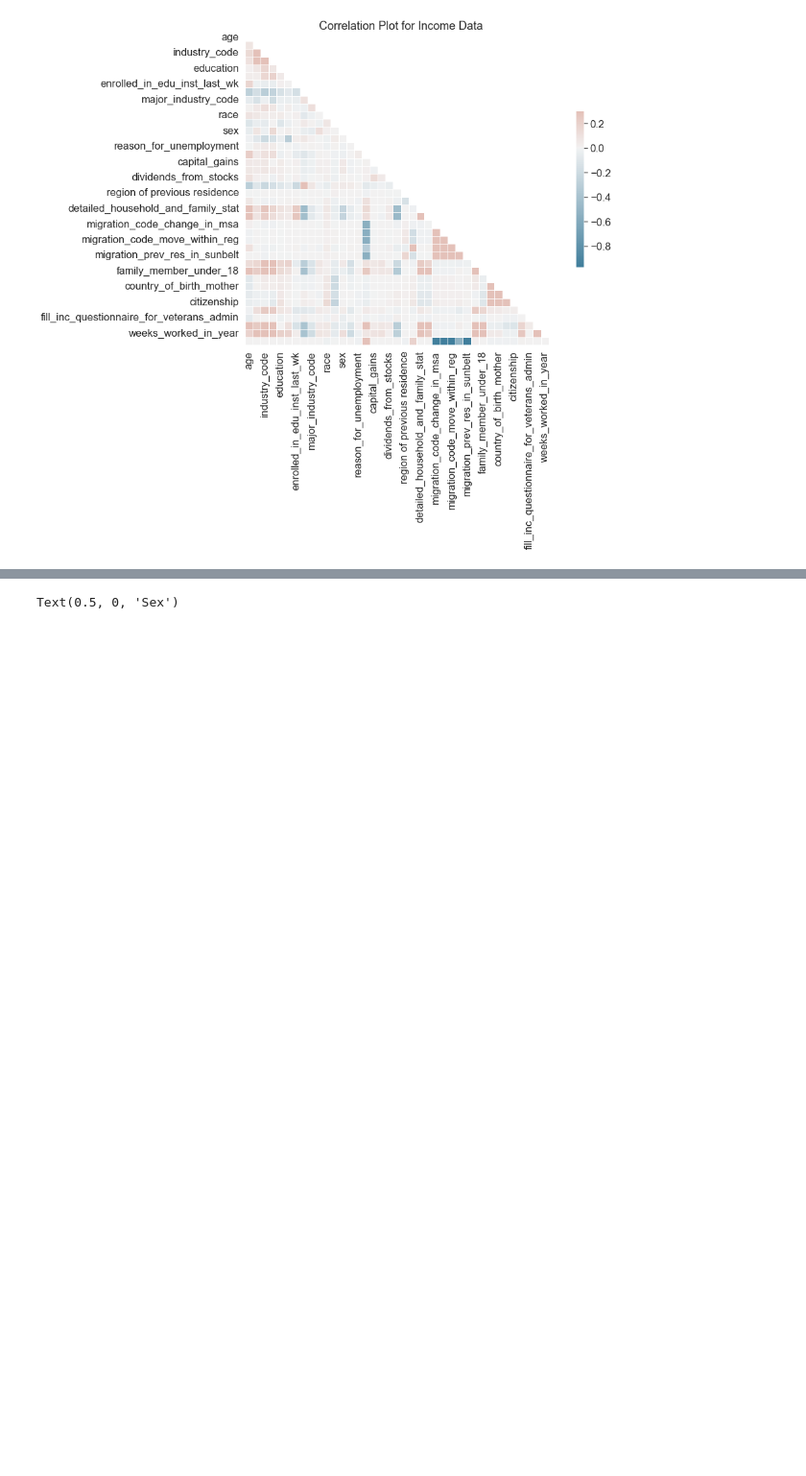
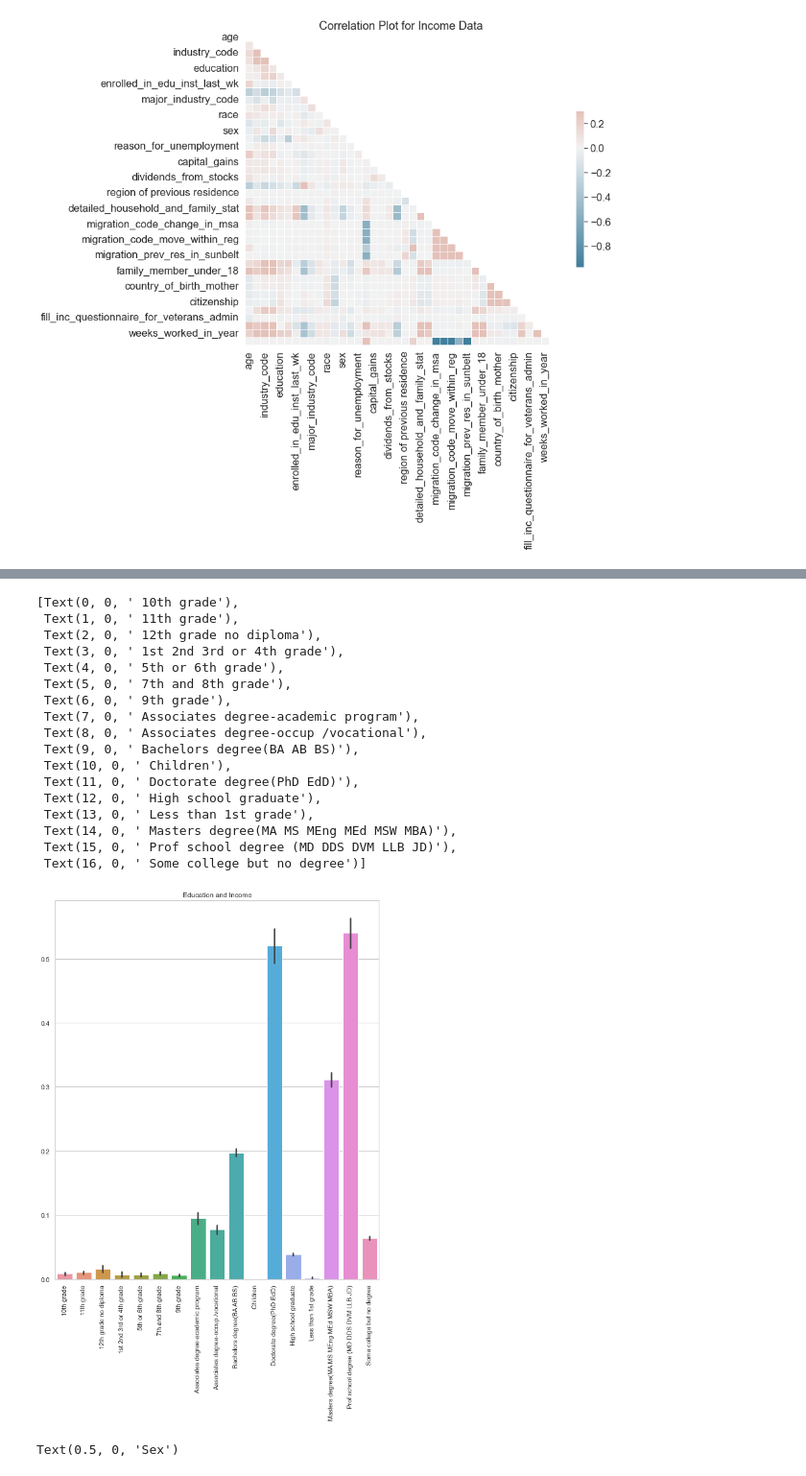
Before and after one commit to jenright15/income-classification, a Jupyter notebook: code/EDA.ipynb, the cells around one changed output, grey strips where cells are left out. Shown at 96% size. Saved outputs shown, nothing was run; the diff lists cells and outputs as text; code cells hidden in the pictures; blank space fills up the shorter version.

```diff
--- a/code/EDA.ipynb
+++ b/code/EDA.ipynb
@@ -328,3 +356,53 @@ ax.set_xticklabels(list(educations.keys()), rotation=90)
+# %%
+sns.set_style("whitegrid")
+fig, ax = plt.subplots(figsize = (10,12))
+sns_grad = sns.barplot(
+        x = df_cat['education'].cat.codes,
+        y = df_cat['y'].cat.codes,
+        data = df_cat,
+        ax=ax)
+sns_grad.set(title='Education and Income')
+sns.set(rc={'figure.figsize':(11.7,8.27)})
+educations={
+        ' Children': 0,
+        ' Less than 1st grade': 1,
+        ' 1st 2nd 3rd or 4th grade': 2,
+        ' 5th or 6th grade':3,
+        ' 7th and 8th grade':4,
+        ' 9th grade': 5,
+        ' 10th grade': 6,
+        ' 11th grade': 7,
+        ' 12th grade no diploma': 8,
+        ' High school graduate' : 9,
+        ' Some college but no degree': 10,
+        ' Associates degree-occup /vocational': 11,
+        ' Associates degree-academic program': 12,
+        ' Bachelors degree(BA AB BS)':13,
+        ' Masters degree(MA MS MEng MEd MSW MBA)': 14,
+        ' Prof school degree (MD DDS DVM LLB JD)': 15,
+        ' Doctorate degree(PhD EdD)': 16,
+        }
+ax.set_xticklabels(df_cat['education'].cat.categories, rotation=90)
+# ax.set_xticklabels(list(educations.keys()), rotation=90)
+# %% [output]
+[Text(0, 0, ' 10th grade'),
+ Text(1, 0, ' 11th grade'),
+ Text(2, 0, ' 12th grade no diploma'),
+ Text(3, 0, ' 1st 2nd 3rd or 4th grade'),
+ Text(4, 0, ' 5th or 6th grade'),
+ Text(5, 0, ' 7th and 8th grade'),
+ Text(6, 0, ' 9th grade'),
+ Text(7, 0, ' Associates degree-academic program'),
+ Text(8, 0, ' Associates degree-occup /vocational'),
+ Text(9, 0, ' Bachelors degree(BA AB BS)'),
+ Text(10, 0, ' Children'),
+ Text(11, 0, ' Doctorate degree(PhD EdD)'),
+ Text(12, 0, ' High school graduate'),
+ Text(13, 0, ' Less than 1st grade'),
+ Text(14, 0, ' Masters degree(MA MS MEng MEd MSW MBA)'),
+ Text(15, 0, ' Prof school degree (MD DDS DVM LLB JD)'),
+ Text(16, 0, ' Some college but no degree')]
+[figure, added]
 # %%
 # data where income is < $50,000
 high_income = X_train[X_train['y'] ==1]
```
Also changed, not shown: parts of 4 cells of this notebook, 1 other file.
